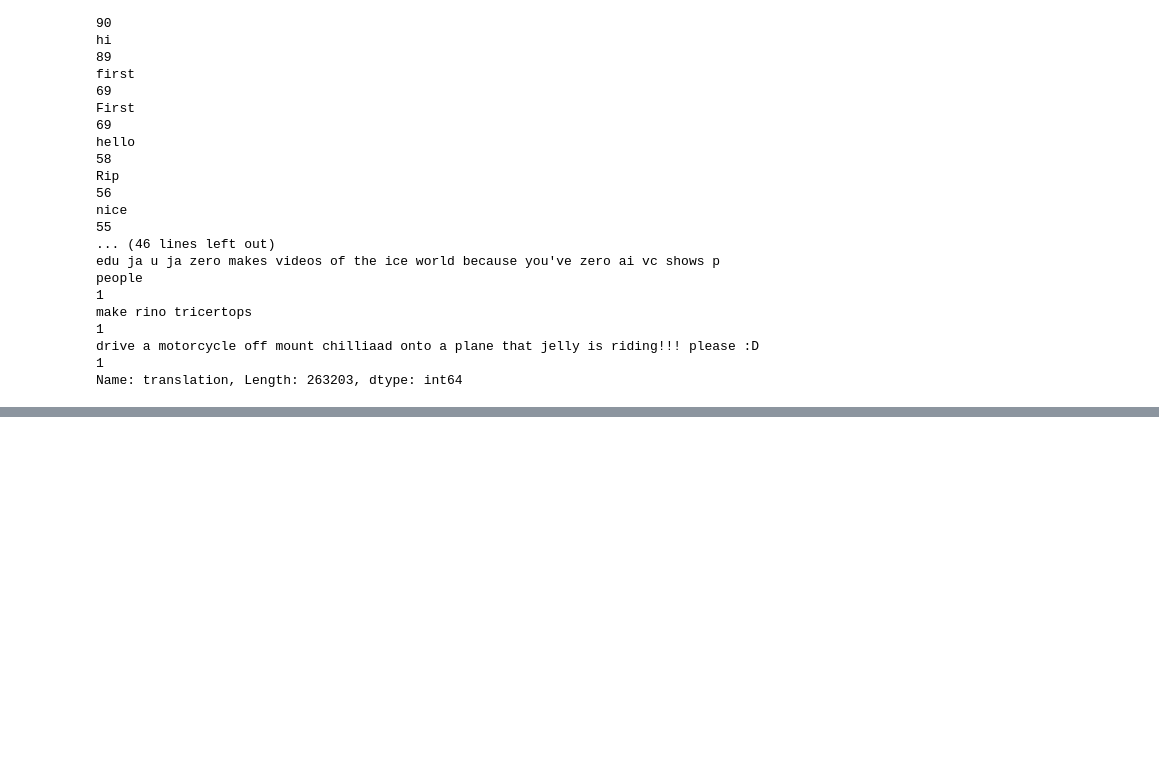
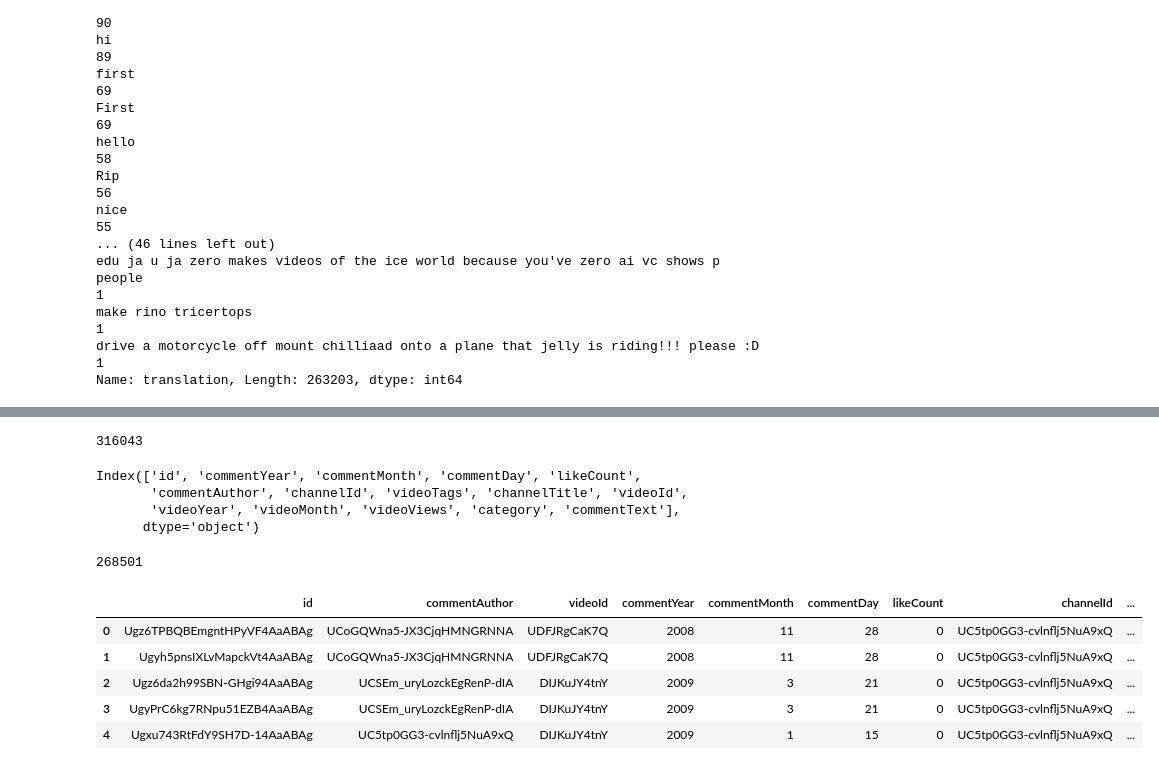
Before and after one commit to AnaRuizS/LetsplayData, a Jupyter notebook: test2.ipynb, the cells around one changed output, grey strips where cells are left out. Drawn from its saved outputs; the diff is of its cells as text; code cells hidden in the pictures; blank space fills up the shorter version.

```diff
--- a/test2.ipynb
+++ b/test2.ipynb
@@ -440,0 +442,36 @@ Name: translation, Length: 263203, dtype: int64
+# %%
+len(df)
+# %% [output]
+316043
+# %%
+df.columns
+# %% [output]
+Index(['id', 'commentYear', 'commentMonth', 'commentDay', 'likeCount',
+       'commentAuthor', 'channelId', 'videoTags', 'channelTitle', 'videoId',
+       'videoYear', 'videoMonth', 'videoViews', 'category', 'commentText'],
+      dtype='object')
+# %%
+a=pd.read_csv('data/cleaned_comments_all.csv')
+b=pd.read_csv('data/comments4.csv')
+
+lis=['commentYear', 'commentMonth', 'commentDay',
+     'likeCount', 'channelId', 'videoTags', 'channelTitle',
+     'videoYear', 'videoMonth', 'videoViews', 'category',
+     'commentText']
+b.drop(lis, axis=1, inplace=True)
+a.drop(['language_x','category','commentText'], axis=1, inplace=True)
+# %%
+result=b.merge(a, on=['id'])
+# %%
+len(result)
+# %% [output]
+268501
+# %%
+result.head()
+# %% [output]
+|  | id | commentAuthor | videoId | commentYear | commentMonth | commentDay | likeCount | channelId | ... |
+| 0 | Ugz6TPBQBEmgntHPyVF4AaABAg | UCoGQWna5-JX3CjqHMNGRNNA | UDFJRgCaK7Q | 2008 | 11 | 28 | 0 | UC5tp0GG3-cvlnflj5NuA9xQ | ... |
+| 1 | Ugyh5pnsIXLvMapckVt4AaABAg | UCoGQWna5-JX3CjqHMNGRNNA | UDFJRgCaK7Q | 2008 | 11 | 28 | 0 | UC5tp0GG3-cvlnflj5NuA9xQ | ... |
+| 2 | Ugz6da2h99SBN-GHgi94AaABAg | UCSEm_uryLozckEgRenP-dIA | DIJKuJY4tnY | 2009 | 3 | 21 | 0 | UC5tp0GG3-cvlnflj5NuA9xQ | ... |
+| 3 | UgyPrC6kg7RNpu51EZB4AaABAg | UCSEm_uryLozckEgRenP-dIA | DIJKuJY4tnY | 2009 | 3 | 21 | 0 | UC5tp0GG3-cvlnflj5NuA9xQ | ... |
+| 4 | Ugxu743RtFdY9SH7D-14AaABAg | UC5tp0GG3-cvlnflj5NuA9xQ | DIJKuJY4tnY | 2009 | 1 | 15 | 0 | UC5tp0GG3-cvlnflj5NuA9xQ | ... |
```
Also changed, not shown: parts of 6 cells of this notebook, 2 other files.
